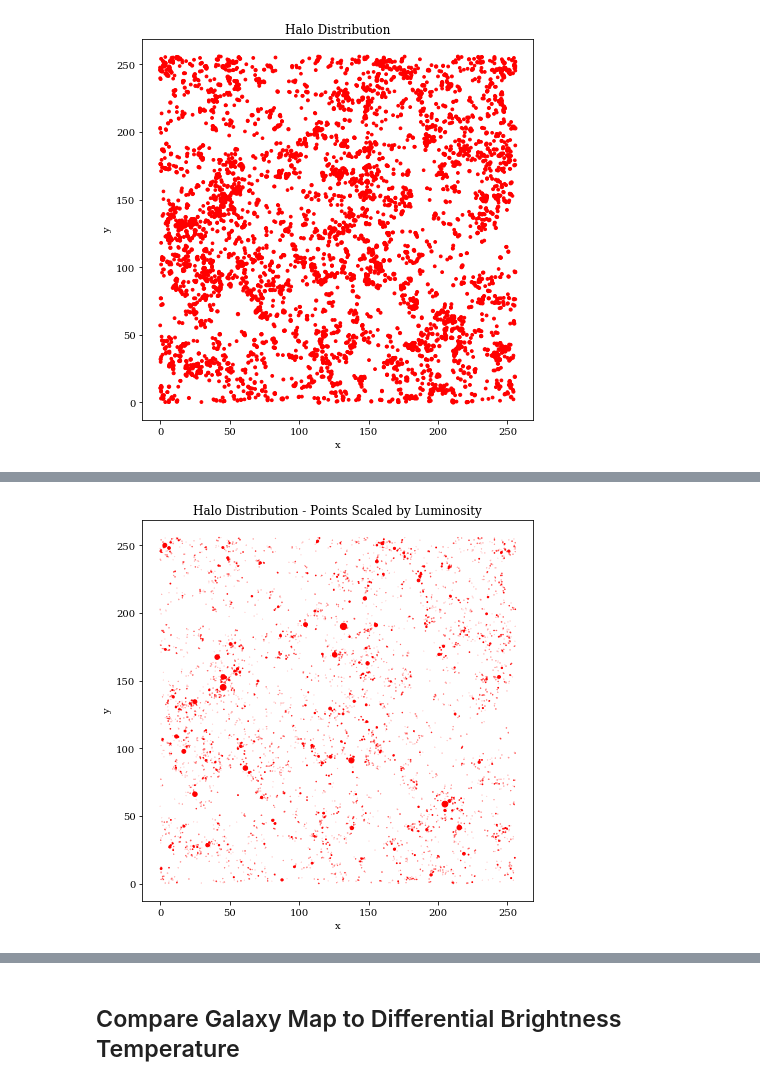
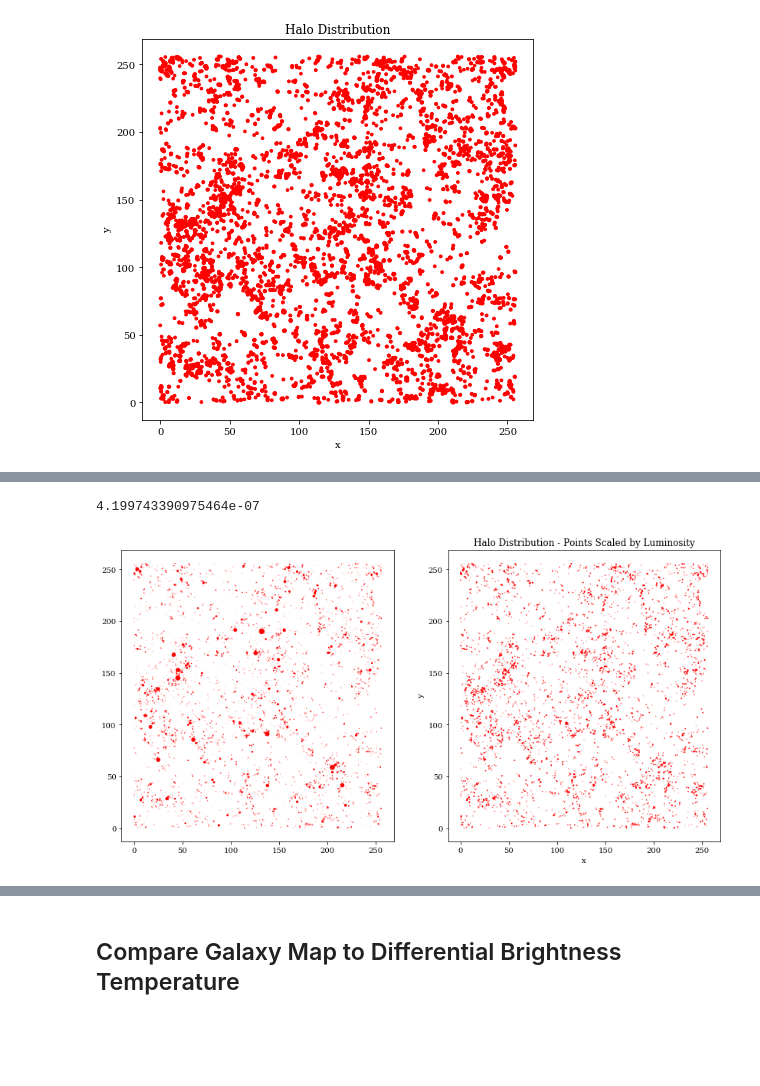
Before and after one commit to tacox5/Senior_Thesis, a Jupyter notebook: notebooks/Heneka_et_al_2017.ipynb, the cells around one changed output, grey strips where cells are left out. Drawn from its saved outputs; the diff is of its cells as text; code cells hidden in the pictures; blank space fills up the shorter version.

```diff
--- a/notebooks/Heneka_et_al_2017.ipynb
+++ b/notebooks/Heneka_et_al_2017.ipynb
@@ -266,7 +264,11 @@ plt.show()
 [figure]
 # %%
 halo_lum = []
+halo_I = []
 z = 7.04
 
 for m in halos[idxs,0]:
     halo_lum.append(L_gal(L_gal_exc(m,z), L_gal_rec(m,z)))
+
+for i, r in enumerate(halo_rad[idxs]):
+    halo_I.append(Lgal_to_I(halo_lum[i], r, z))
@@ -273,9 +284,16 @@ for m in halos[idxs,0]:
+# %%
+np.sum(halo_I[:100])
+# %% [output]
+4.199743390975464e-07
 # %%
-plt.figure(figsize=(7,7))
+plt.figure(figsize=(14,7))
+plt.subplot(1,2,1)
 plt.scatter(halos[idxs,2]*256,halos[idxs,1]*256 , c='r',s=halo_lum/max(halo_lum)*40)
+plt.subplot(1,2,2)
+plt.scatter(halos[idxs,2]*256,halos[idxs,1]*256 , c='r',s=halo_I/max(halo_I)*2)
 plt.xlabel('x')
 plt.ylabel('y')
 plt.title('Halo Distribution - Points Scaled by Luminosity')
 plt.show()
 # %% [output]
-[figure, old version]
+[figure, new version]
```
Also changed, not shown: parts of 21 cells of this notebook, 33 other files.
